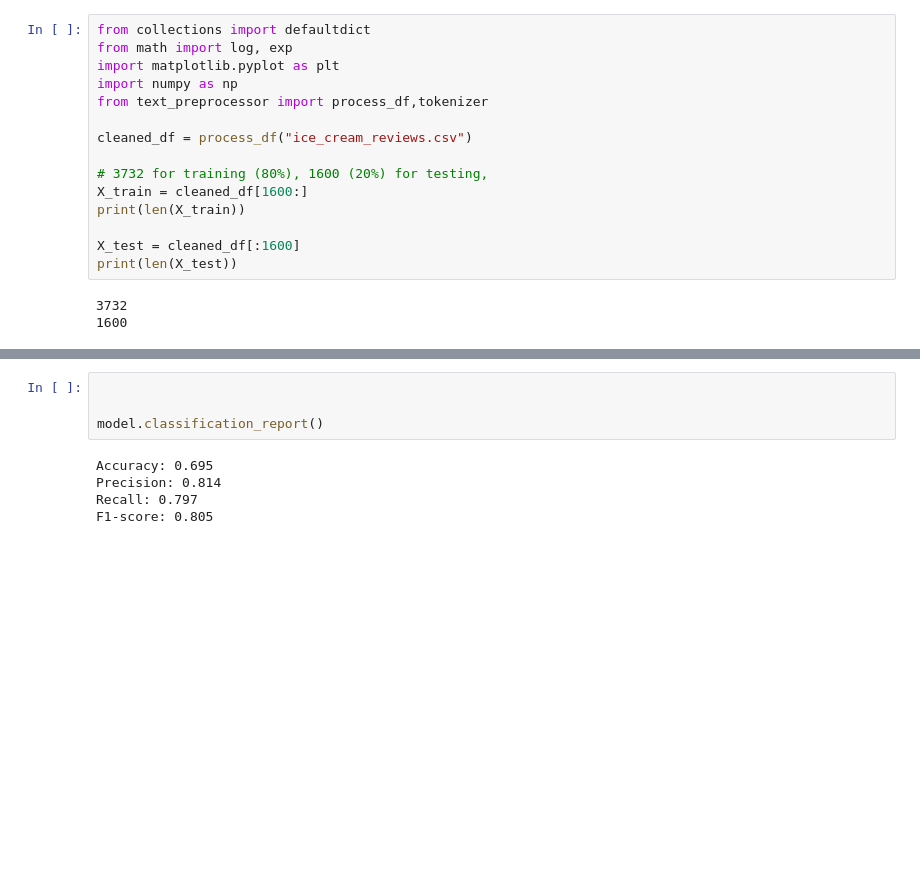
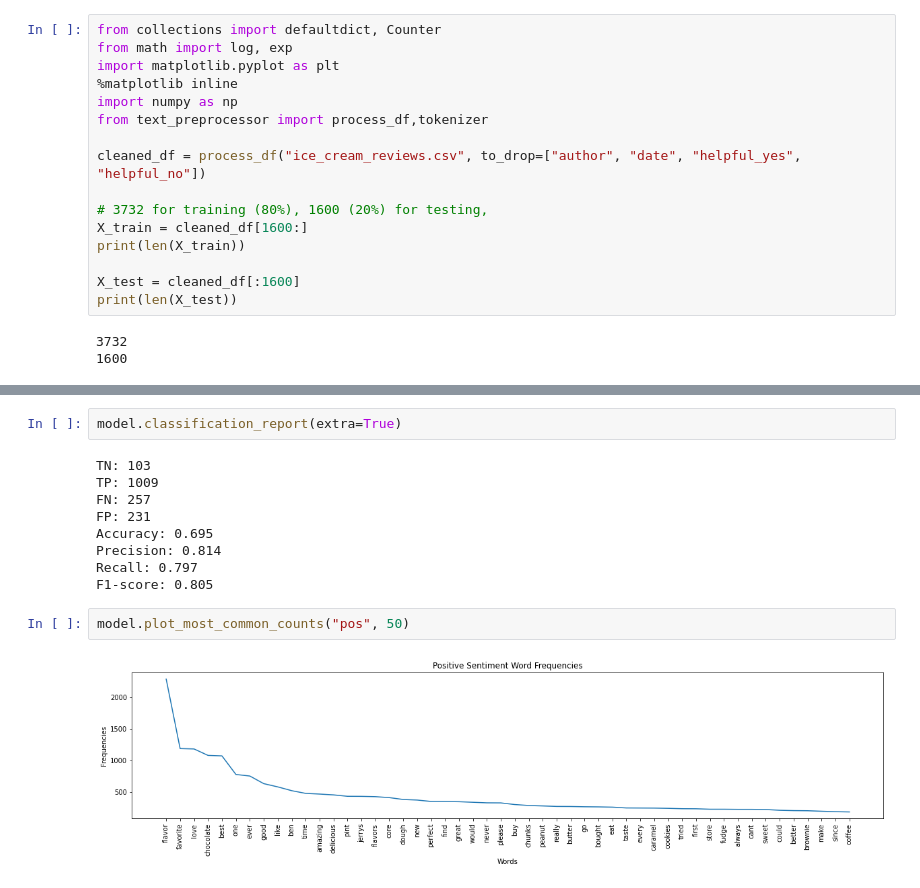
Before and after one commit to eric-sclafani/ams651_final_project, a Jupyter notebook: bayes.ipynb, the cells around one changed output, grey strips where cells are left out. Cells and saved outputs as stored; diff of their text form; blank space fills up the shorter version.

```diff
--- a/bayes.ipynb
+++ b/bayes.ipynb
@@ -7,11 +13,12 @@
 # %%
-from collections import defaultdict
+from collections import defaultdict, Counter
 from math import log, exp
 import matplotlib.pyplot as plt
+%matplotlib inline
 import numpy as np
 from text_preprocessor import process_df,tokenizer
 
-cleaned_df = process_df("ice_cream_reviews.csv")
+cleaned_df = process_df("ice_cream_reviews.csv", to_drop=["author", "date", "helpful_yes", "helpful_no"])
 
 # 3732 for training (80%), 1600 (20%) for testing,
 X_train = cleaned_df[1600:]
@@ -164,11 +282,17 @@ class NaiveBayesClassifier:
 # instantiate and fit the model to data
 model = NaiveBayesClassifier(X_train, X_test)
 # %%
-
-
-model.classification_report()
+model.classification_report(extra=True)
 # %% [output]
+TN: 103
+TP: 1009
+FN: 257
+FP: 231
 Accuracy: 0.695
 Precision: 0.814
 Recall: 0.797
 F1-score: 0.805
+# %%
+model.plot_most_common_counts("pos", 50)
+# %% [output]
+[figure, added]
```
Also changed, not shown: parts of 4 cells of this notebook, 2 other files.
